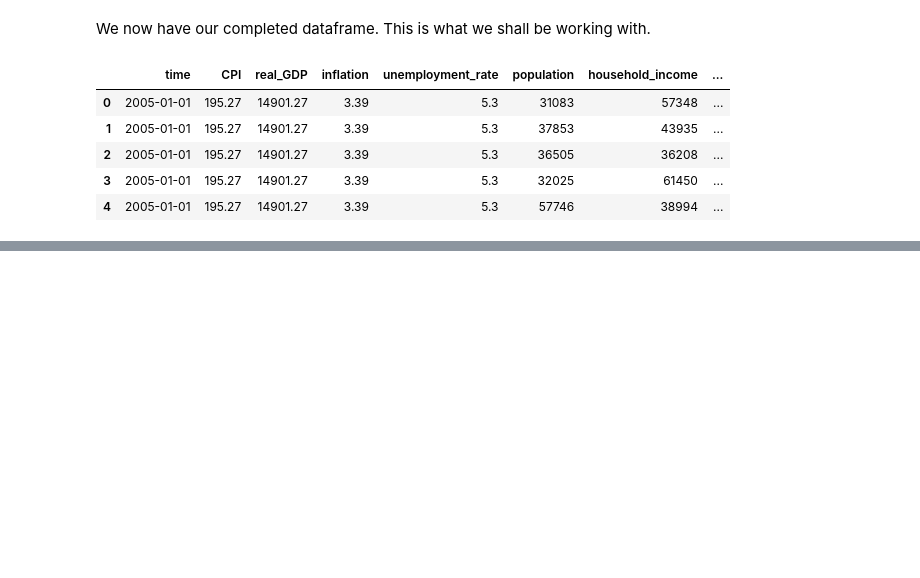
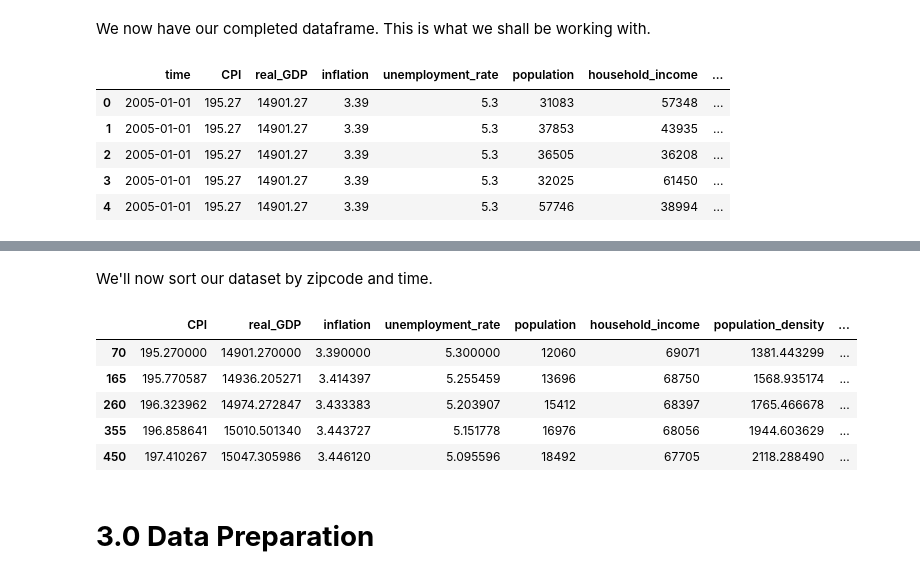
Before and after one commit to AbsIbs/nevada_time_series, a Jupyter notebook: main.ipynb, the cells around one changed output, grey strips where cells are left out. Saved outputs shown, nothing was run; the diff lists cells and outputs as text; code cells hidden in the pictures; blank space fills up the shorter version.

Commit message:
finished data preparation

```diff
--- a/main.ipynb
+++ b/main.ipynb
@@ -1336,0 +688,20 @@ open('SARIMAX_model.pickl', 'ab').close()
+# %%
+complete_df = pd.read_csv('drive/MyDrive/DS_Projects/US_housing_time_series/data/complete_df.csv').drop('Unnamed: 0', axis = 1)
+complete_df['time'] = pd.to_datetime(complete_df['time'])
+# %% [markdown]
+We'll now sort our dataset by zipcode and time.
+# %%
+complete_df = complete_df.sort_values(by = ['zipcode', 'time'])
+
+# And now we can drop the time column
+complete_df = complete_df.drop('time', axis = 1)
+complete_df.head()
+# %% [output]
+|  | CPI | real_GDP | inflation | unemployment_rate | population | household_income | population_density | ... |
+| 70 | 195.270000 | 14901.270000 | 3.390000 | 5.300000 | 12060 | 69071 | 1381.443299 | ... |
+| 165 | 195.770587 | 14936.205271 | 3.414397 | 5.255459 | 13696 | 68750 | 1568.935174 | ... |
+| 260 | 196.323962 | 14974.272847 | 3.433383 | 5.203907 | 15412 | 68397 | 1765.466678 | ... |
+| 355 | 196.858641 | 15010.501340 | 3.443727 | 5.151778 | 16976 | 68056 | 1944.603629 | ... |
+| 450 | 197.410267 | 15047.305986 | 3.446120 | 5.095596 | 18492 | 67705 | 2118.288490 | ... |
+# %% [markdown]
+# **3.0 Data Preparation**
```
Also changed, not shown: parts of 36 cells of this notebook, 1 other file.
